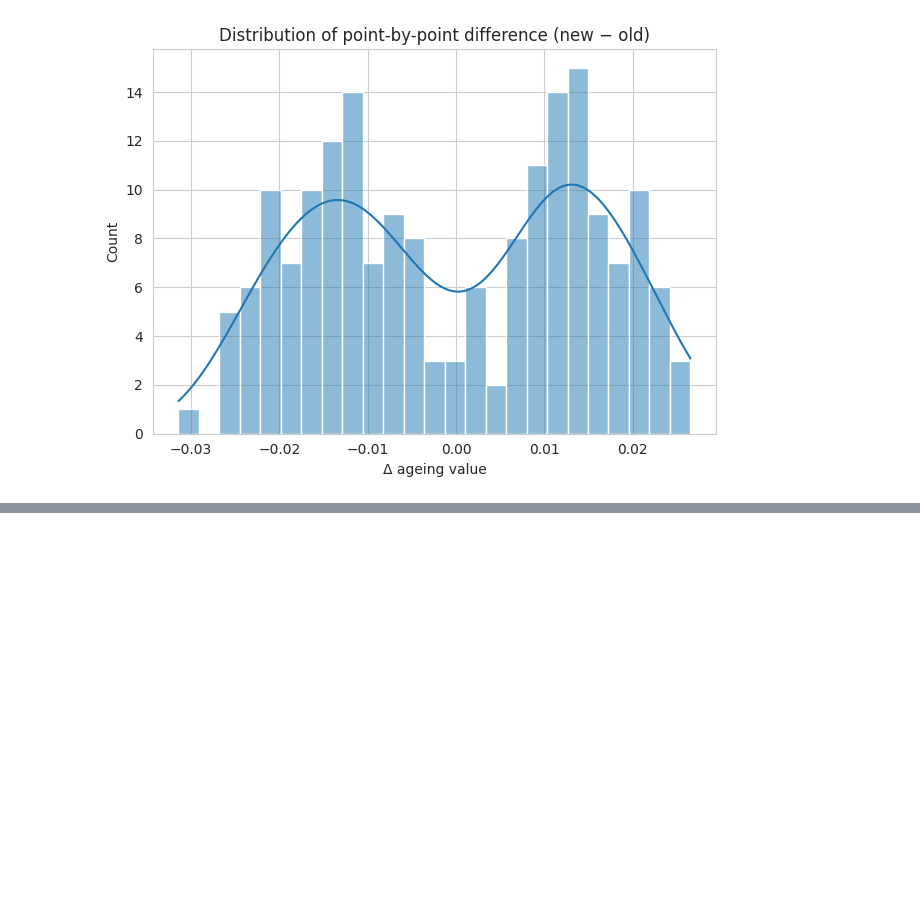
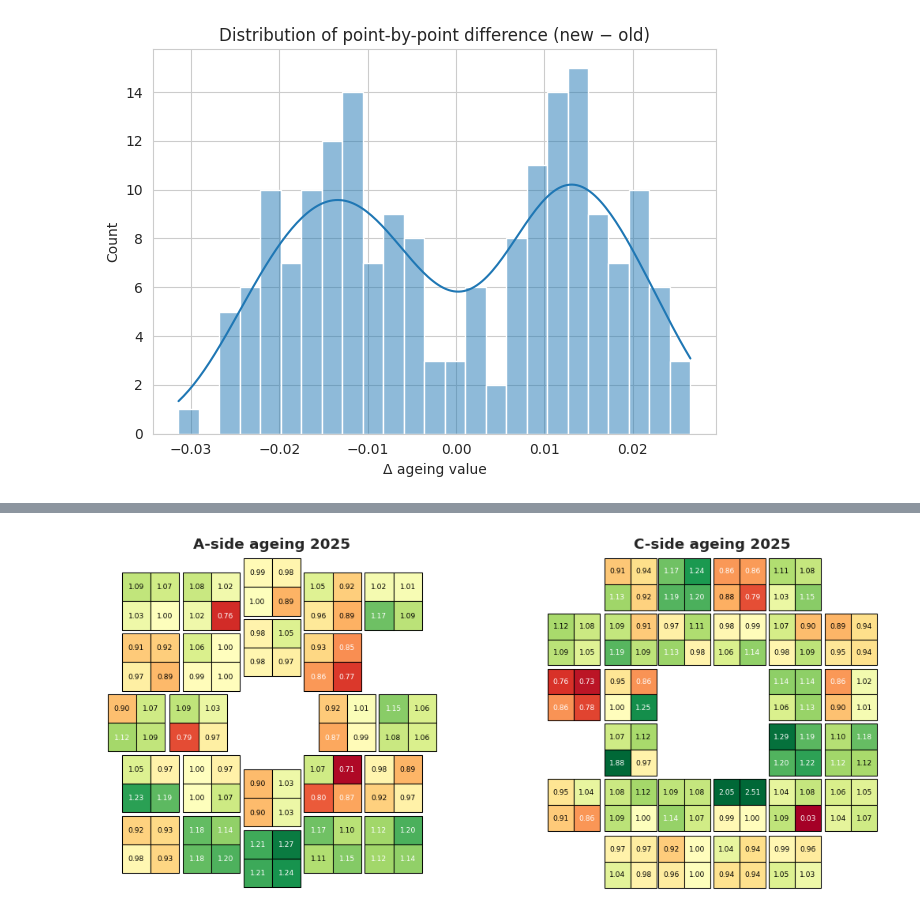
Before and after one commit to mvishiu11/LHC-aging-analysis, a Jupyter notebook: notebooks/analysis.ipynb, the cells around one changed output, grey strips where cells are left out. Saved outputs shown, nothing was run; the diff lists cells and outputs as text; code cells hidden in the pictures; blank space fills up the shorter version.

```diff
--- a/notebooks/analysis.ipynb
+++ b/notebooks/analysis.ipynb
@@ -1752,0 +2453,13 @@ plt.xlabel("Δ ageing value"); plt.tight_layout(); plt.show()
+# %%
+# linear id  →  ageing value   (already computed tensor `age`)
+age_2025 = age_25              # (nRun, 256) from your previous cells
+runs_2025 = runs_25
+
+# -----------------------------------------------------------------
+# ready-made look-ups
+id2tag   = dict(zip(mapping_df["ch"], mapping_df["tag"]))     # 24 → "A3:CH02"
+tag2id   = {v:k for k,v in id2tag.items()}
+
+# side-split
+sideA_tags = mapping_df[mapping_df["pm"].str.startswith("A")]["tag"].tolist()
+sideC_tags = mapping_df[mapping_df["pm"].str.startswith("C")]["tag"].tolist()
@@ -1752,0 +2488,36 @@ plt.xlabel("Δ ageing value"); plt.tight_layout(); plt.show()
+# %%
+import matplotlib.pyplot as plt, numpy as np, csv, math
+
+def load_positions(csv_path):
+    pos = {}
+    with open(csv_path, newline="", encoding="utf-8") as f:
+        for r in csv.DictReader(f):
+            key = r["PM:Channel"].strip()
+            pos[key] = (float(r["row"]), float(r["col"]))
+    return pos
+
+pos_A = load_positions("../data/fta.csv")
+pos_C = load_positions("../data/ftc.csv")
+
+def build_value_dict(pos_map, vec):
+    d = {}
+    for tag,(r,c) in pos_map.items():
+        ch = tag2id.get(tag)
+        if ch is None or math.isnan(vec[ch]):
+            continue
+        d[(r,c)] = vec[ch]
+    return d
+
+# pick LAST run in 2025 for demo
+vec = age_2025[-1]
+
+vals_A = build_value_dict(pos_A, vec)
+vals_C = build_value_dict(pos_C, vec)
+
+# --- plotting (same draw() helper as before) ---------------------
+fig,(axA,axC)=plt.subplots(1,2,figsize=(12,5),dpi=110)
+draw_grid(axA, vals_A, "A-side ageing 2025")
+draw_grid(axC, vals_C, "C-side ageing 2025")
+plt.show()
+# %% [output]
+[figure, added]
```
Also changed, not shown: parts of 22 cells of this notebook.
